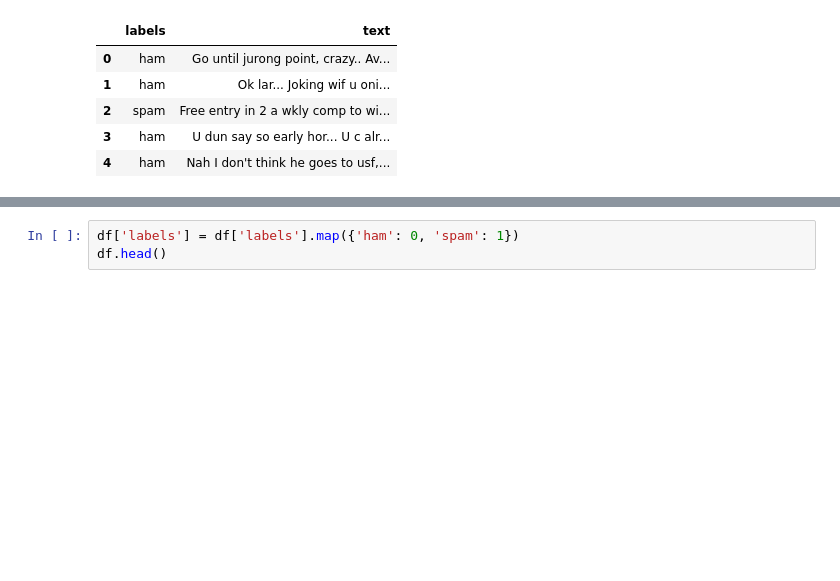
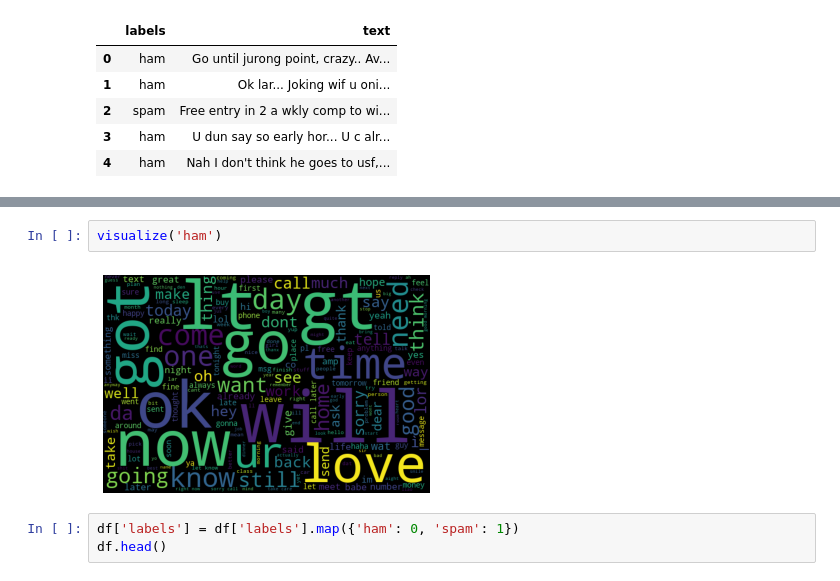
Before and after one commit to rhettxio/NLP, a Jupyter notebook: Spam_Detection/Spam_Detector.ipynb, the cells around one changed output, grey strips where cells are left out. Drawn from its saved outputs; the diff is of its cells as text; blank space fills up the shorter version.

```diff
--- a/Spam_Detection/Spam_Detector.ipynb
+++ b/Spam_Detection/Spam_Detector.ipynb
@@ -54,3 +71,7 @@ df.head()
+# %%
+visualize('ham')
+# %% [output]
+[figure, added]
 # %%
 df['labels'] = df['labels'].map({'ham': 0, 'spam': 1})
 df.head()
```
Also changed, not shown: parts of 3 cells of this notebook.
